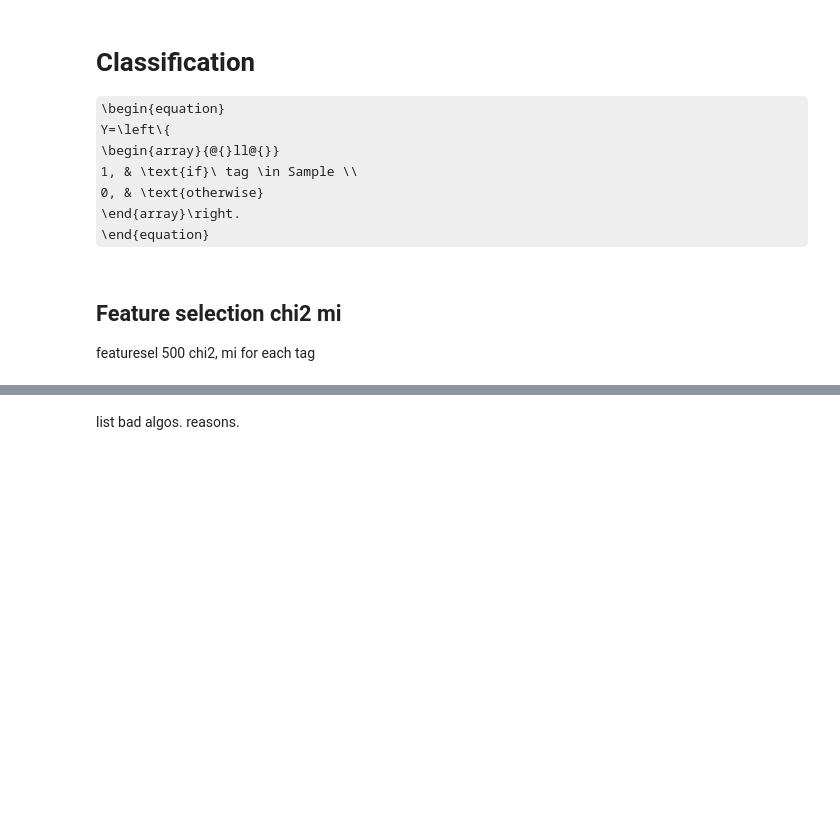
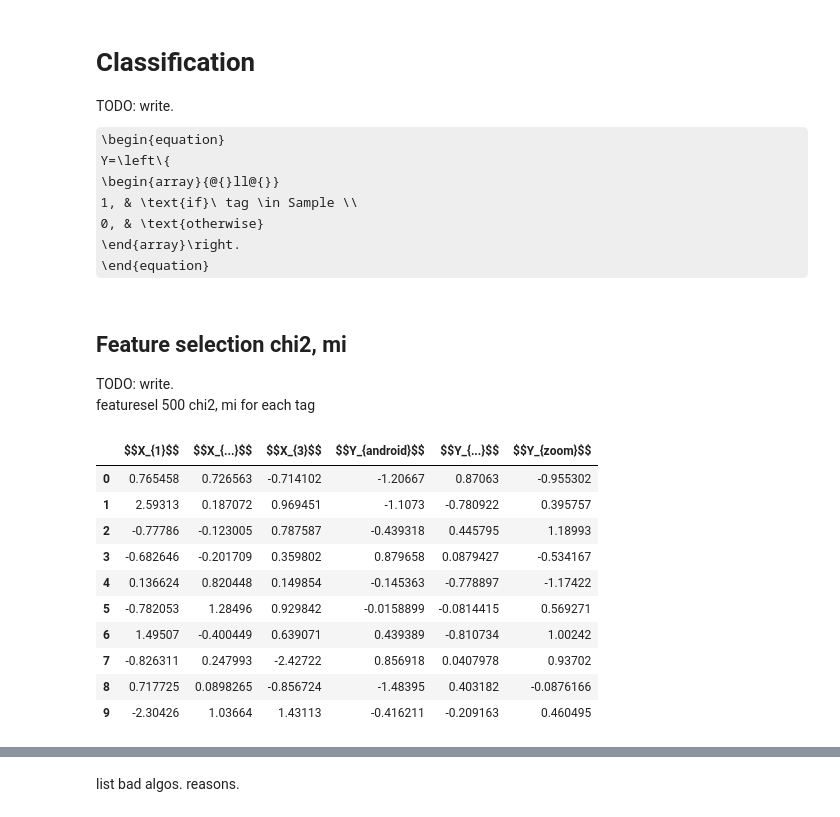
Before and after one commit to glouwa/StackOverflowTopicClustering, a Jupyter notebook: main.ipynb, the cells around one changed output, grey strips where cells are left out. Saved outputs shown, nothing was run; the diff lists cells and outputs as text; code cells hidden in the pictures; some formulas as TeX source; blank space fills up the shorter version.

```diff
--- a/main.ipynb
+++ b/main.ipynb
@@ -57,6 +205,7 @@ Fig: sentend length, term count (filtered) / doc sentence
 # %% [markdown]
 
 # Classification
+TODO: write.<br>
 \begin{equation}
   Y=\left\{
   \begin{array}{@{}ll@{}}
@@ -65,10 +214,36 @@ Fig: sentend length, term count (filtered) / doc sentence
   \end{array}\right.
 \end{equation}
 # %% [markdown]
-## Feature selection chi2 mi
-
+## Feature selection chi2, mi
+TODO: write.<br>
 featuresel 500 chi2, mi for each tag
 # %%
 tags = ['python', 'php', 'html', 'android', 'javascript', 'sql']
+# %%
+import pandas as pd
+import numpy as np
+
+X = np.random.randn(10, 3)
+Y = np.random.randn(10, 3)
+#df = pd.concat([],
+#    axis=1
+#)
+pd.DataFrame(X, columns=['$$X_{1}$$','$$X_{...1000...}$$','$$X_{3}$$']),
+pd.DataFrame(Y, columns=['$$Y_{android}$$','$$Y_{...234...}$$','$$Y_{zoom}$$']),
+#df.iloc[0, 2] = np.nan
+#df.loc[0, 'A'] = np.nan
+df.style
+# %% [output]
+|  | $$X_{1}$$ | $$X_{...}$$ | $$X_{3}$$ | $$Y_{android}$$ | $$Y_{...}$$ | $$Y_{zoom}$$ |
+| 0 | 0.765458 | 0.726563 | -0.714102 | -1.20667 | 0.87063 | -0.955302 |
+| 1 | 2.59313 | 0.187072 | 0.969451 | -1.1073 | -0.780922 | 0.395757 |
+| 2 | -0.77786 | -0.123005 | 0.787587 | -0.439318 | 0.445795 | 1.18993 |
+| 3 | -0.682646 | -0.201709 | 0.359802 | 0.879658 | 0.0879427 | -0.534167 |
+| 4 | 0.136624 | 0.820448 | 0.149854 | -0.145363 | -0.778897 | -1.17422 |
+| 5 | -0.782053 | 1.28496 | 0.929842 | -0.0158899 | -0.0814415 | 0.569271 |
+| 6 | 1.49507 | -0.400449 | 0.639071 | 0.439389 | -0.810734 | 1.00242 |
+| 7 | -0.826311 | 0.247993 | -2.42722 | 0.856918 | 0.0407978 | 0.93702 |
+| 8 | 0.717725 | 0.0898265 | -0.856724 | -1.48395 | 0.403182 | -0.0876166 |
+| 9 | -2.30426 | 1.03664 | 1.43113 | -0.416211 | -0.209163 | 0.460495 |
 # %%
 %%HTML
```
Also changed, not shown: parts of 36 cells of this notebook, 29 other files.
